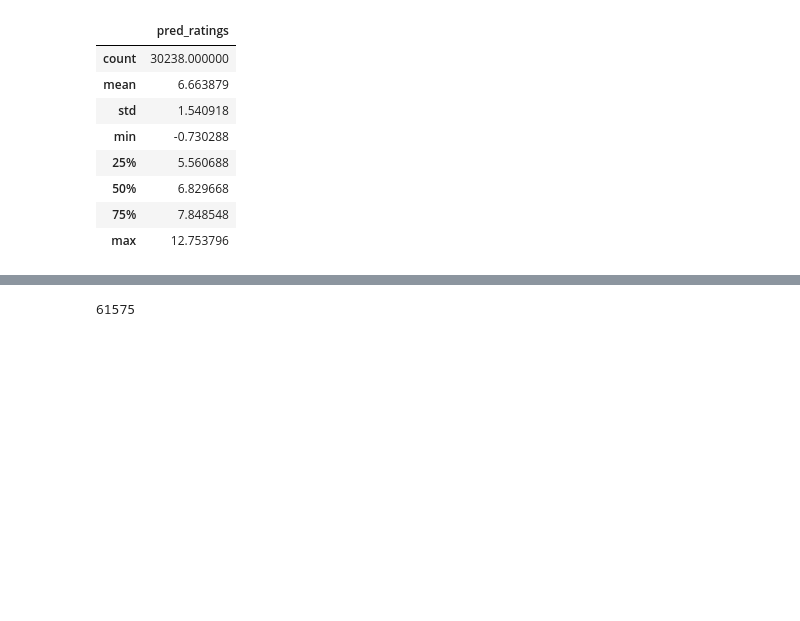
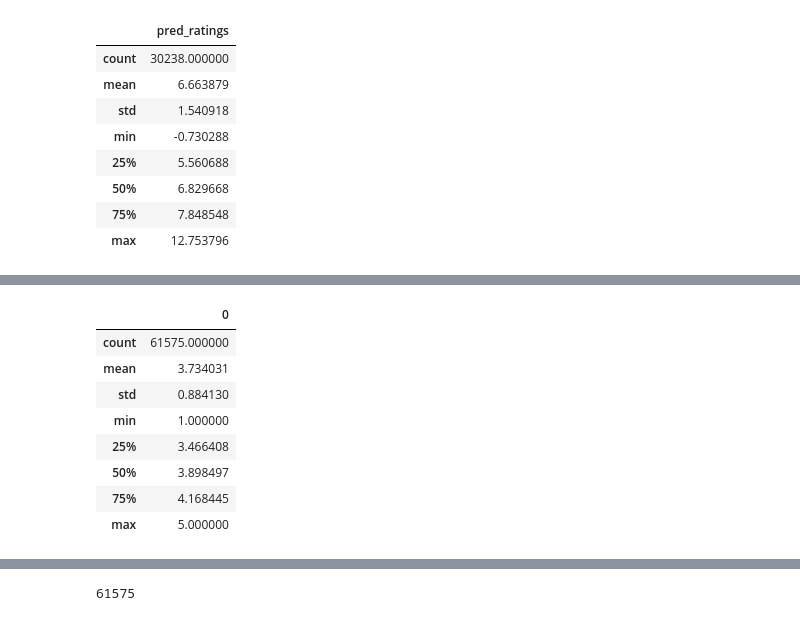
Before and after one commit to dhruv1220/Product-Recommendation-System, a Jupyter notebook: Product_Recommendation_System.ipynb, the cells around one changed output, grey strips where cells are left out. Drawn from its saved outputs; the diff is of its cells as text; code cells hidden in the pictures; blank space fills up the shorter version.

```diff
--- a/Product_Recommendation_System.ipynb
+++ b/Product_Recommendation_System.ipynb
@@ -58,4 +54,4 @@ Appliances.json.gz  100%[===================>]  66.45M  69.4MB/s    in 1.0s
 # %%
-userrating = open_to_df('Appliances.json.gz')
+userrating = open_to_df('Books.json.gz')
 userrating.head()
 # %% [output]
@@ -1057,13 +1062,16 @@ with torch.no_grad():
         # Get predictions from the model
         predictions = model._net(batch_user, batch_item)
 
+        # Apply guardrails to ensure predictions are within 1 to 5 range
+        predictions = torch.clamp(predictions, 1, 5)  # Clip predictions to the range [1, 5]
+
         # Append predictions from this batch to the list
         all_predictions.append(predictions.cpu().numpy())  # Assuming you want to store predictions as numpy arrays
 
 # Concatenate predictions from all batches along the batch dimension
 all_predictions = np.concatenate(all_predictions, axis=0)
-# 'all_predictions' now contains predictions for the entire test dataset
+# 'all_predictions' now contains predictions for the entire test dataset within the range 1 to 5
 
 # You can save 'all_predictions' using appropriate methods like np.save(), torch.save(), etc.
 # Example using NumPy:
-np.save('all_predictions.npy', all_predictions)
+np.save('all_predictions_clipped.npy', all_predictions)
@@ -1103,3 +1078,17 @@ len(test_dataloader)
+# %%
+df11 = pd.DataFrame(all_predictions)
+# %%
+df11.describe()
+# %% [output]
+|  | 0 |
+| count | 61575.000000 |
+| mean | 3.734031 |
+| std | 0.884130 |
+| min | 1.000000 |
+| 25% | 3.466408 |
+| 50% | 3.898497 |
+| 75% | 4.168445 |
+| max | 5.000000 |
 # %%
 for i, (batch_user, batch_item, batch_rating) in enumerate(test_dataloader):
     print(f"Batch {i+1}/{len(test_dataloader)}, User Num shape: {batch_user.shape}, Item Num shape: {batch_item.shape}, Rating shape: {batch_rating.shape}")
```
Also changed, not shown: parts of 11 cells of this notebook.
